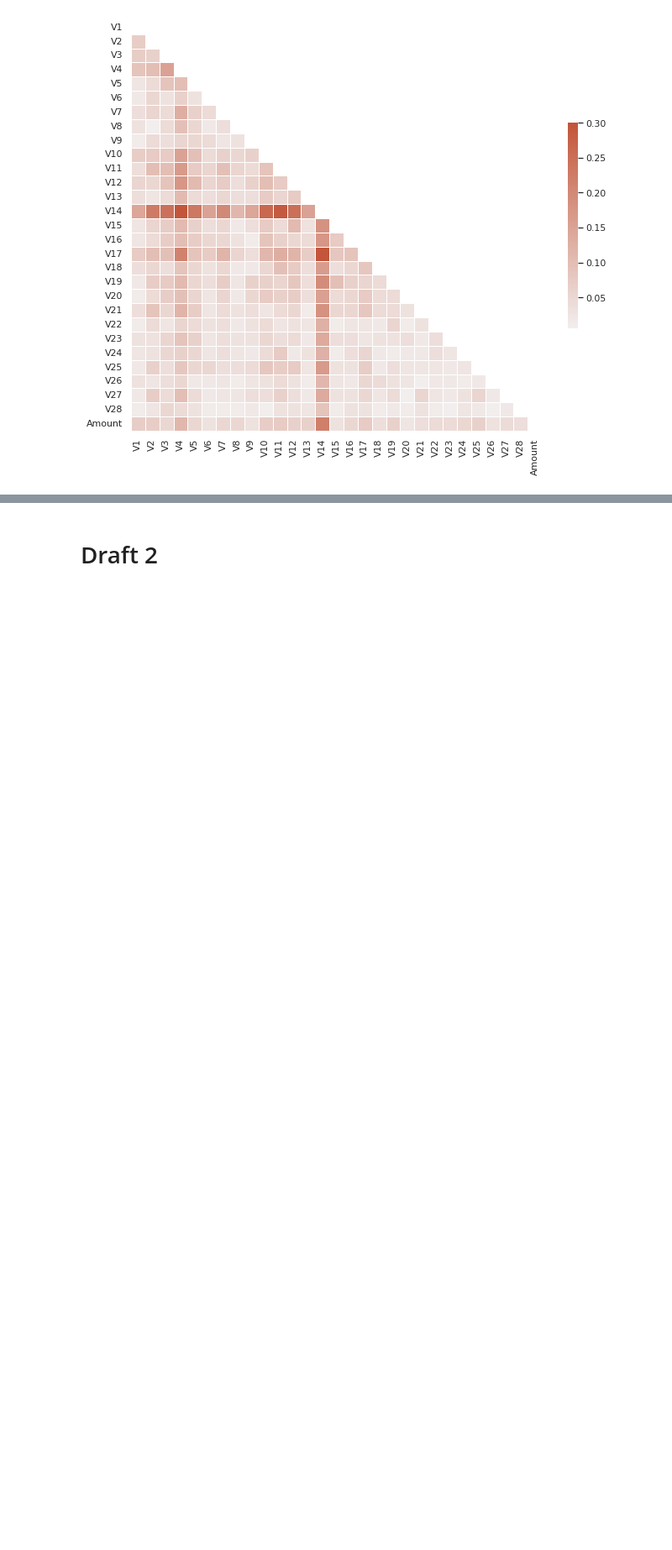
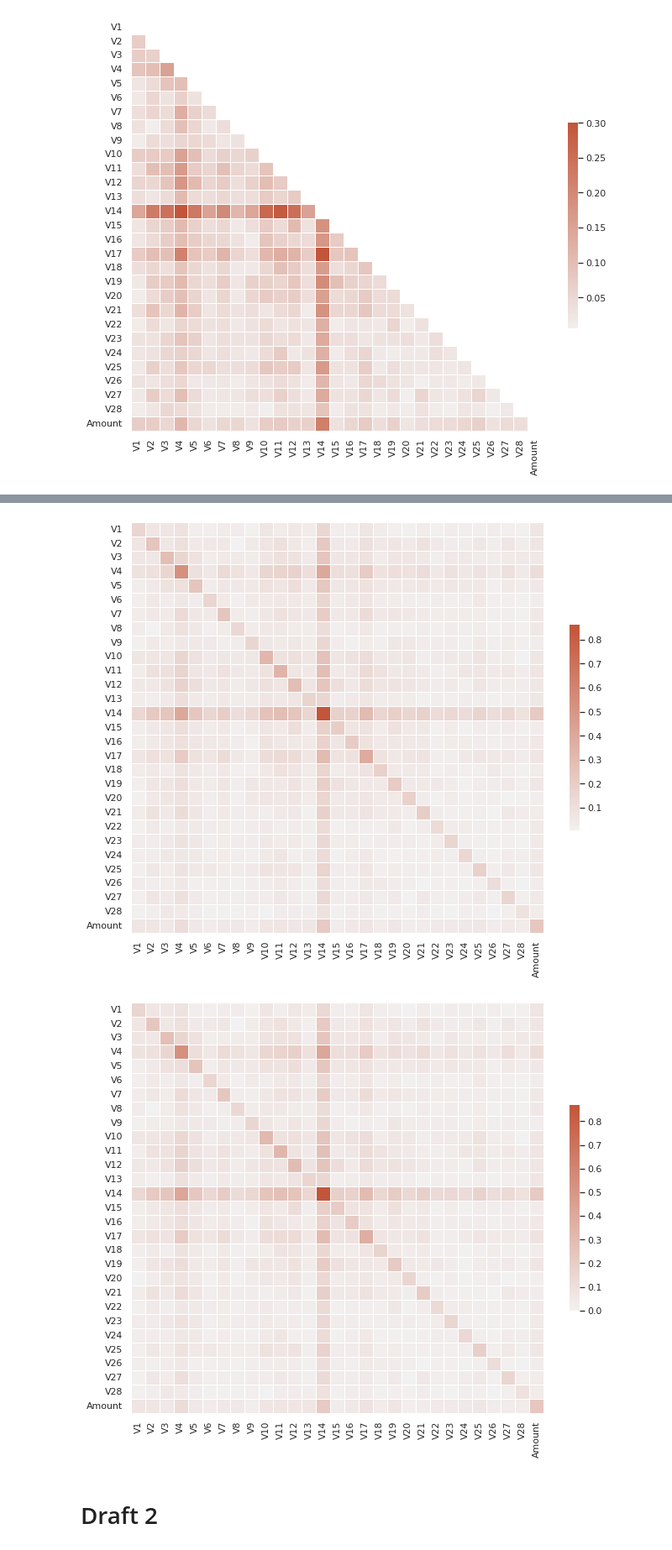
Before and after one commit to ysraell/random-forest-mc, a Jupyter notebook: utils/Feat_Importance.ipynb, the cells around one changed output, grey strips where cells are left out. Shown: that part at 84% size. Drawn from its saved outputs; the diff is of its cells as text; code cells hidden in the pictures; blank space fills up the shorter version.

```diff
--- a/utils/Feat_Importance.ipynb
+++ b/utils/Feat_Importance.ipynb
@@ -138,8 +138,9 @@ df = pd.read_csv('/work/data/creditcard_trans_int.csv')
 target_col = 'Class'
 ds_cols = ['V1', 'V2', 'V3', 'V4', 'V5', 'V6', 'V7', 'V8', 'V9', 'V10', 'V11', 'V12', 'V13', 'V14', 'V15', 'V16', 'V17', 'V18', 'V19', 'V20', 'V21', 'V22', 'V23', 'V24', 'V25', 'V26', 'V27', 'V28', 'Amount']
 df = df[ds_cols+[target_col]].dropna()
-df_fraud = df.query('Class == 1').reset_index(drop=True).copy()
-df_truth = df.query('Class == 0').reset_index(drop=True).copy()
+df[target_col] = df[target_col].astype(str)
+df_fraud = df.query('Class == "1"').reset_index(drop=True).copy()
+df_truth = df.query('Class == "0"').reset_index(drop=True).copy()
 df_train = pd.concat([df_fraud, df_truth.sample(n=500)]).reset_index(drop=True)
 cls.process_dataset(df_train)
 # %%
@@ -265,0 +269,5 @@ sns.heatmap(corr, mask=mask, cmap=cmap, vmax=.3, center=0,
+# %%
+row_fraud = df_fraud.sample().reset_index(drop=True).loc[0]
+row_truth = df_truth.sample().reset_index(drop=True).loc[0]
+rows = [row_fraud, row_truth]
+display(rows)
@@ -265,0 +295,4 @@ sns.heatmap(corr, mask=mask, cmap=cmap, vmax=.3, center=0,
+# %%
+for row in rows:
+    stats,_ = cls.sampleClassFeatCount(row,row.Class)
+    display({row.Class: stats})
@@ -265,0 +302,6 @@ sns.heatmap(corr, mask=mask, cmap=cmap, vmax=.3, center=0,
+# %%
+for func in ['sampleClassFeatImportance','sampleClassFeatScoreMean','sampleClassFeatPairImportance']:
+    md(f'## {func}')
+    for row in rows:
+        out = getattr(cls, func)(row,row.Class)
+        display({row.Class: sorted(out.items(),key=lambda x:x[1], reverse=True)[:5]})
@@ -266,3 +342,20 @@ sns.heatmap(corr, mask=mask, cmap=cmap, vmax=.3, center=0,
+# %%
+for row in rows:
+    corr = cls.sampleClassFeatCorrDataFrame(row,row.Class)
+    sns.set_theme(style="white")
+
+    # Set up the matplotlib figure
+    f, ax = plt.subplots(figsize=(11, 9))
+
+    # Generate a custom diverging colormap
+    cmap = sns.diverging_palette(230, 20, as_cmap=True)
+
+    # Draw the heatmap with the mask and correct aspect ratio
+    sns.heatmap(corr, cmap=cmap, vmax=corr.max().max(), center=0,
+                linewidths=.5, cbar_kws={"shrink": .5})
+# %% [output]
+[figure, added]
+[figure, added]
 # %% [markdown]
 # Draft 2
 # %%
```
Also changed, not shown: parts of 7 cells of this notebook, 2 other files.
